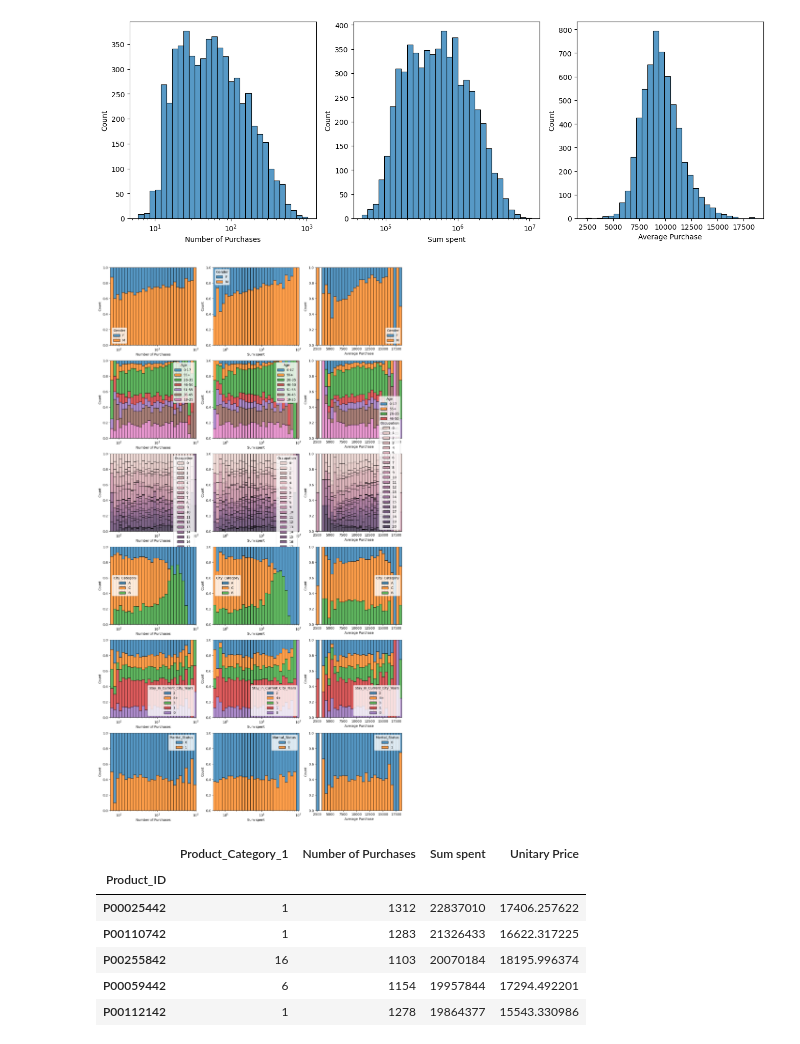
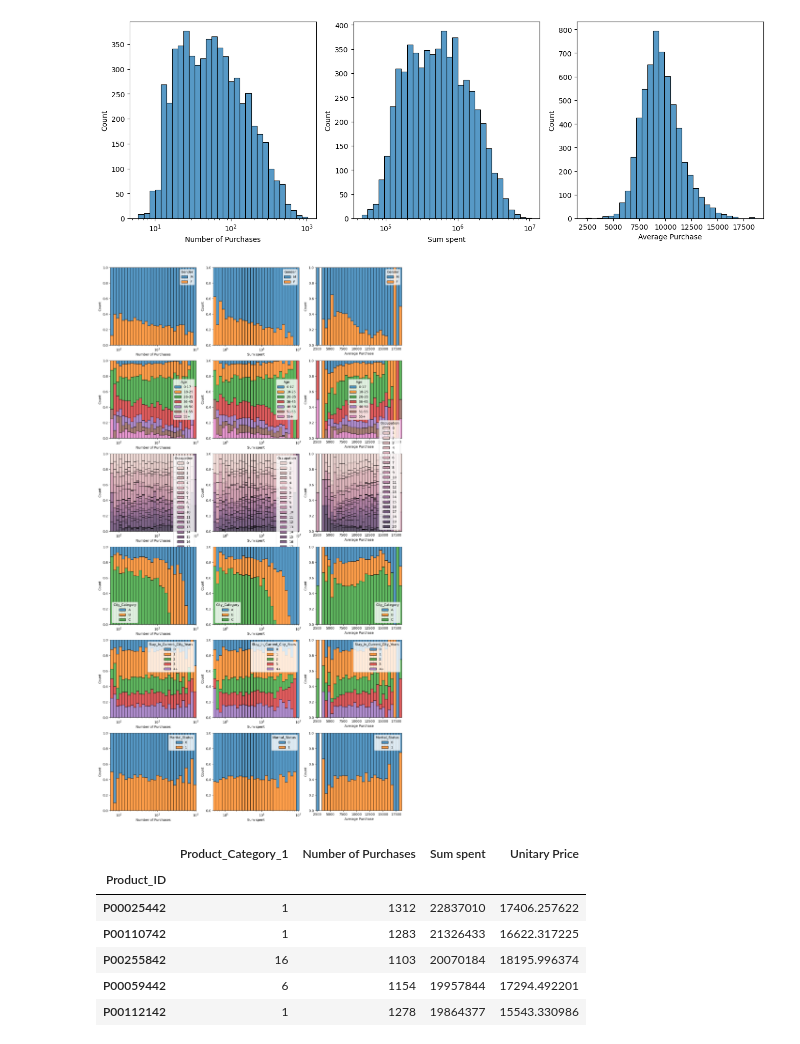
Before and after one commit to ennova-research/2023_GCP_Specialization_Demo_2-Black_Friday, a Jupyter notebook: notebooks/0_eda.ipynb, the cells around one changed output. Saved outputs shown, nothing was run; the diff lists cells and outputs as text; code cells hidden in the pictures.

```diff
--- a/notebooks/0_eda.ipynb
+++ b/notebooks/0_eda.ipynb
@@ -205,16 +175,16 @@ plt.show()
 # %%
 # Plotting "Number of Purchases", "Sum spent" and "Average Purchase" by user charcteristics
 ## "Number of Purchases" and "Sum spent" plots are in log-scale
 ## histograms are filled to see the percentage of each group in each bin
 
 fig, axs = plt.subplots(6, 3, figsize=(16,30))
 for i,col in enumerate(['Gender', 'Age', 'Occupation', 'City_Category', 'Stay_In_Current_City_Years', 'Marital_Status']):
-    sns.histplot(x=users['Number of Purchases'], bins=30, ax=axs[i, 0], log_scale=True, hue=users[col], multiple='fill')
-    sns.histplot(x=users['Sum spent'], bins=30, ax=axs[i, 1], log_scale=True, hue=users[col], multiple='fill')
-    sns.histplot(x=users['Average Purchase'], bins=30, ax=axs[i, 2], hue=users[col], multiple='fill')
+    sns.histplot(x=users['Number of Purchases'], bins=30, ax=axs[i, 0], log_scale=True, hue=users[col], multiple='fill', hue_order=orders[i])
+    sns.histplot(x=users['Sum spent'], bins=30, ax=axs[i, 1], log_scale=True, hue=users[col], multiple='fill', hue_order=orders[i])
+    sns.histplot(x=users['Average Purchase'], bins=30, ax=axs[i, 2], hue=users[col], multiple='fill', hue_order=orders[i])
 plt.show()
 # %% [output]
-[figure, old version]
+[figure, new version]
 # %%
 # Grouping by product ("Product_ID")
 
```
Also changed, not shown: parts of 1 cell of this notebook, 7 other files.
